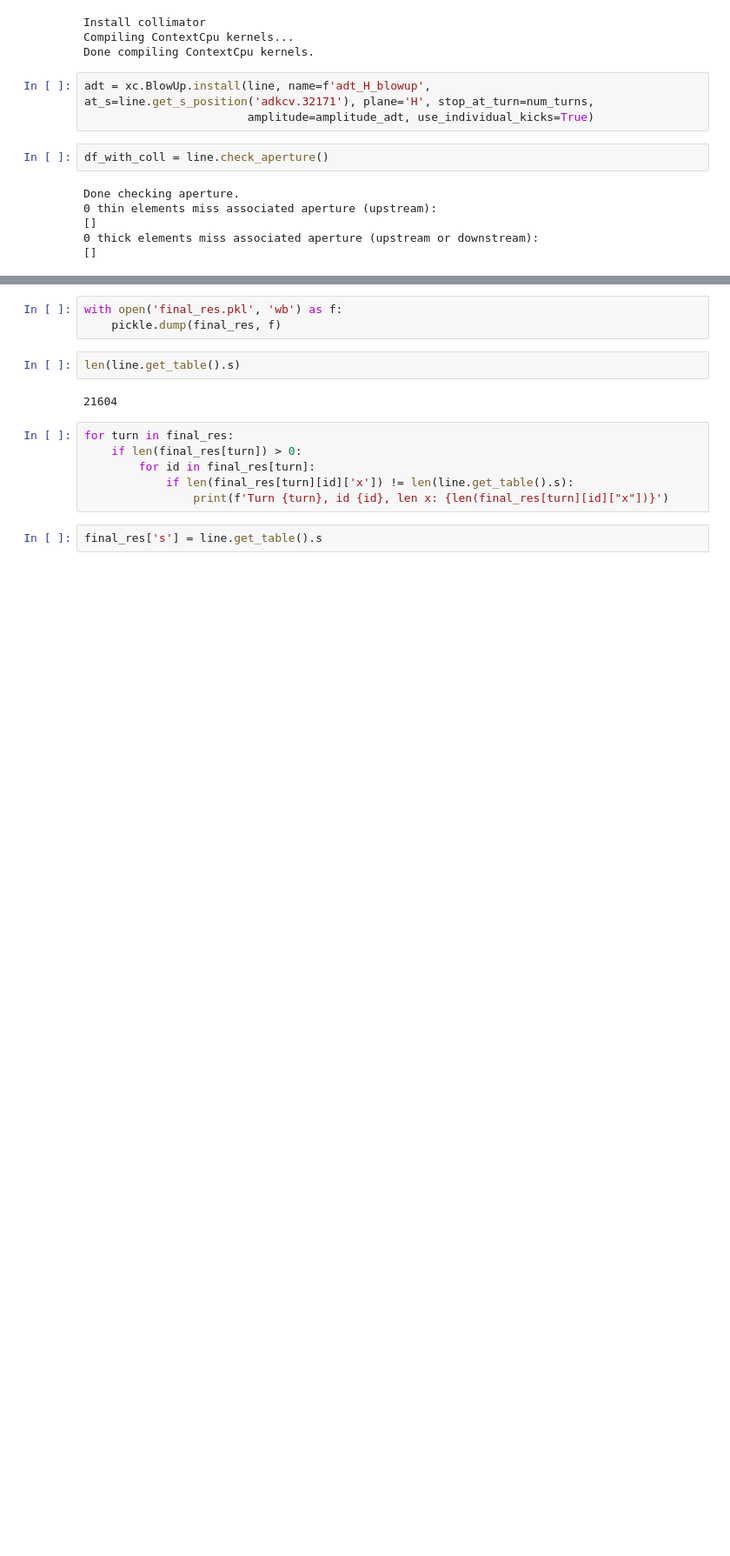
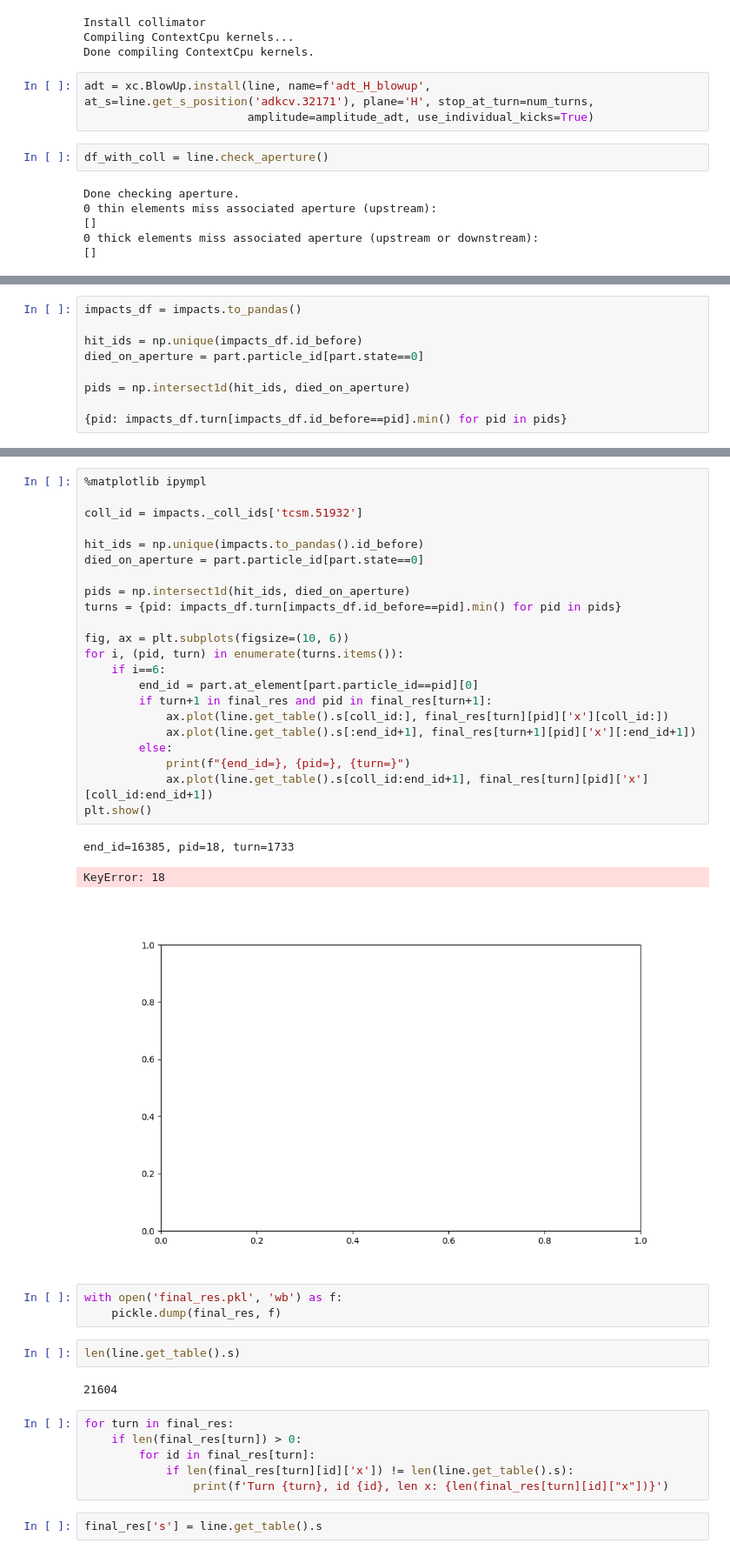
Before and after one commit to lisepauwels/sps_simulations, a Jupyter notebook: indiv_part_tracking.ipynb, the cells around one changed output, grey strips where cells are left out. Shown at 87% size. Cells and saved outputs as stored; diff of their text form; blank space fills up the shorter version.

Commit message:
Plotting tracks

```diff
--- a/indiv_part_tracking.ipynb
+++ b/indiv_part_tracking.ipynb
@@ -156,0 +181,9 @@ import pickle
+# %%
+impacts_df = impacts.to_pandas()
+
+hit_ids = np.unique(impacts_df.id_before)
+died_on_aperture = part.particle_id[part.state==0]
+
+pids = np.intersect1d(hit_ids, died_on_aperture)
+
+{pid: impacts_df.turn[impacts_df.id_before==pid].min() for pid in pids}
@@ -157,3 +208,29 @@ import pickle
+# %%
+%matplotlib ipympl
+
+coll_id = impacts._coll_ids['tcsm.51932']
+
+hit_ids = np.unique(impacts.to_pandas().id_before)
+died_on_aperture = part.particle_id[part.state==0]
+
+pids = np.intersect1d(hit_ids, died_on_aperture)
+turns = {pid: impacts_df.turn[impacts_df.id_before==pid].min() for pid in pids}
+
+fig, ax = plt.subplots(figsize=(10, 6))
+for i, (pid, turn) in enumerate(turns.items()):
+    if i==6:
+        end_id = part.at_element[part.particle_id==pid][0]
+        if turn+1 in final_res and pid in final_res[turn+1]:
+            ax.plot(line.get_table().s[coll_id:], final_res[turn][pid]['x'][coll_id:])
+            ax.plot(line.get_table().s[:end_id+1], final_res[turn+1][pid]['x'][:end_id+1])
+        else:
+            print(f"{end_id=}, {pid=}, {turn=}")
+            ax.plot(line.get_table().s[coll_id:end_id+1], final_res[turn][pid]['x'][coll_id:end_id+1])
+plt.show()
+# %% [output]
+end_id=16385, pid=18, turn=1733
+KeyError: 18
+[figure, added]
 # %%
 with open('final_res.pkl', 'wb') as f:
     pickle.dump(final_res, f)
```
Also changed, not shown: parts of 12 cells of this notebook.
